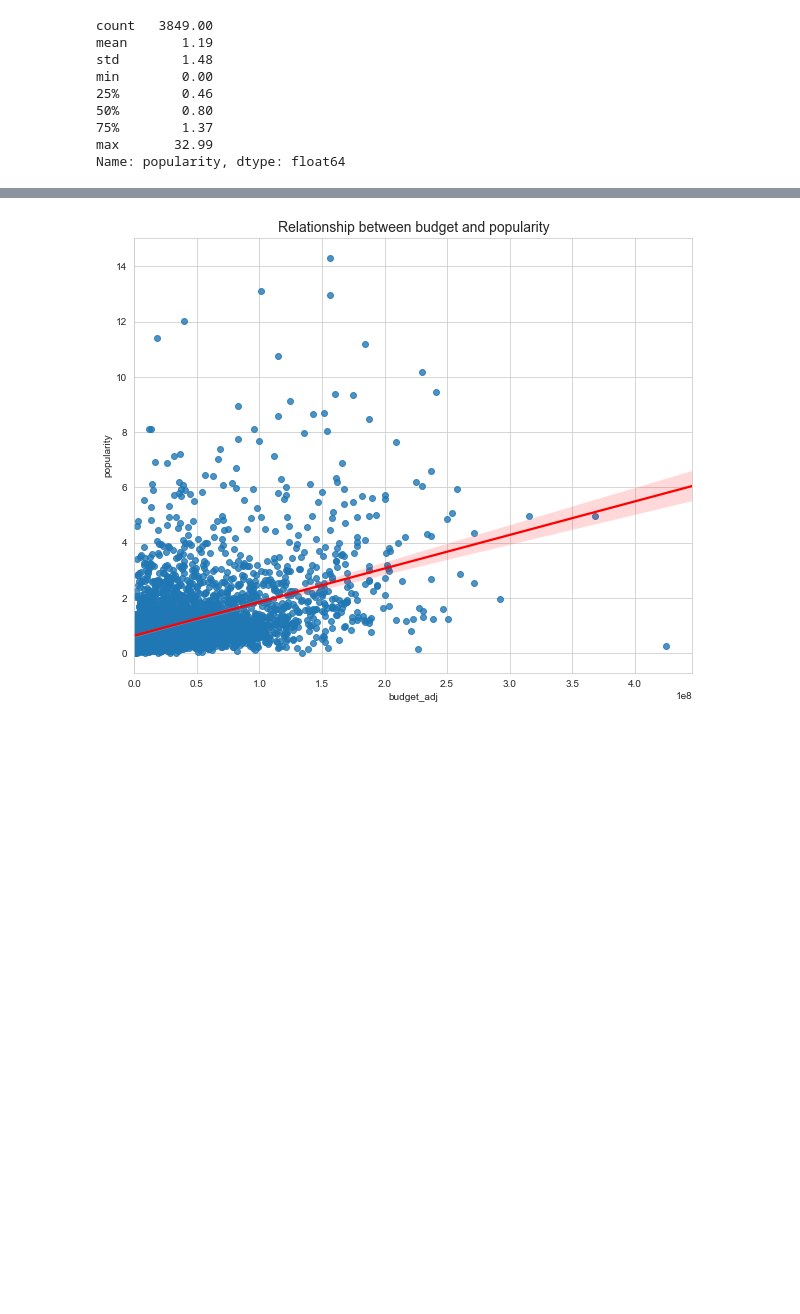
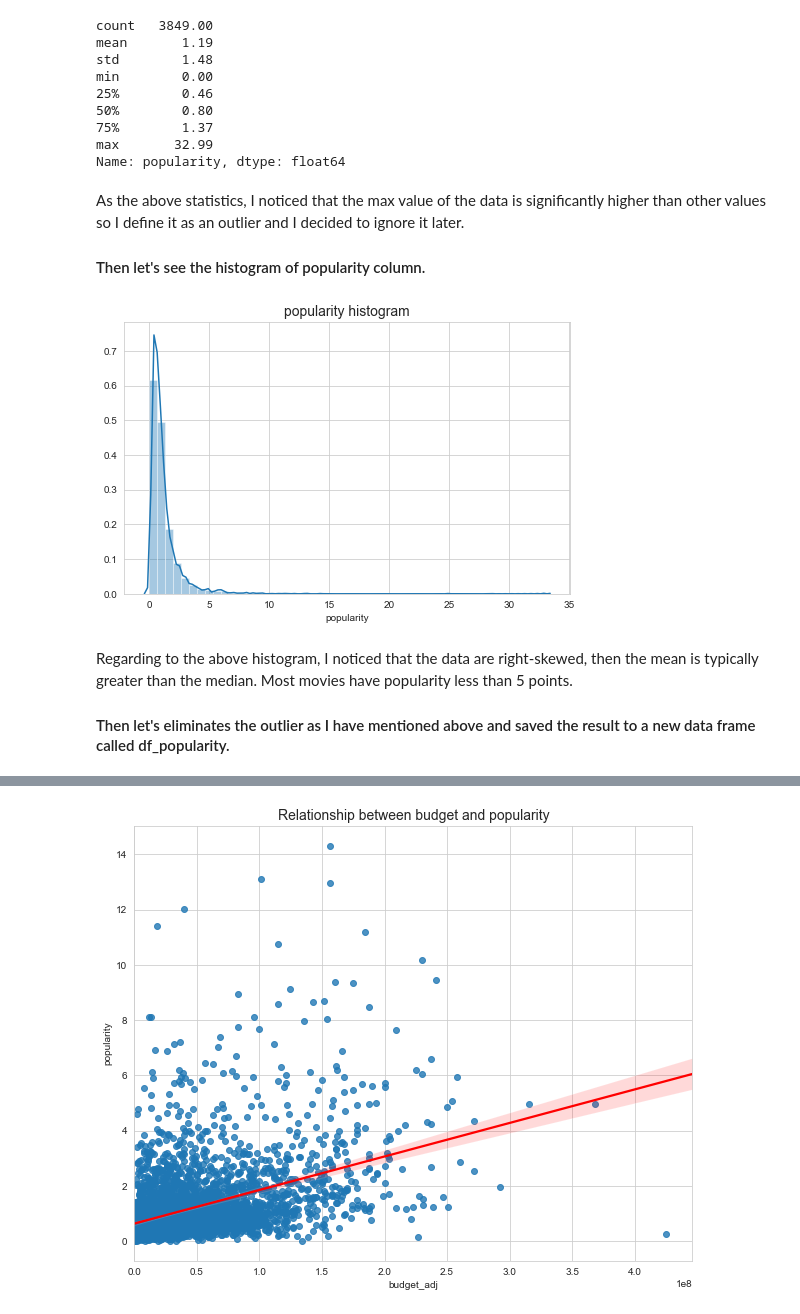
Before and after one commit to phattp/data-analyst-udacity, a Jupyter notebook: investigate_a_dataset/investigate-a-dataset.ipynb, the cells around one changed output, grey strips where cells are left out. Saved outputs shown, nothing was run; the diff lists cells and outputs as text; code cells hidden in the pictures; blank space fills up the shorter version.

```diff
--- a/investigate_a_dataset/investigate-a-dataset.ipynb
+++ b/investigate_a_dataset/investigate-a-dataset.ipynb
@@ -412,6 +512,21 @@ min        0.00
 75%        1.37
 max       32.99
 Name: popularity, dtype: float64
+# %% [markdown]
+As the above statistics, I noticed that the max value of the data is significantly higher than other values so I define it as an outlier and I decided to ignore it later.
+
+#### Then let's see the histogram of popularity column.
+# %%
+fig, ax = plt.subplots(figsize=(8, 5))
+sns.distplot(df['popularity'])
+ax.set_title("popularity histogram", fontsize=14)
+plt.show()
+# %% [output]
+[figure, added]
+# %% [markdown]
+Regarding to the above histogram, I noticed that the data are right-skewed, then the mean is typically greater than the median. Most movies have popularity less than 5 points.
+
+#### Then let's eliminates the outlier as I have mentioned above and saved the result to a new data frame called df_popularity.
 # %%
 # Eliminates outlier values of popularity column
 df_popularity = df.query('popularity < 15')
```
Also changed, not shown: parts of 81 cells of this notebook, 1 other file.
